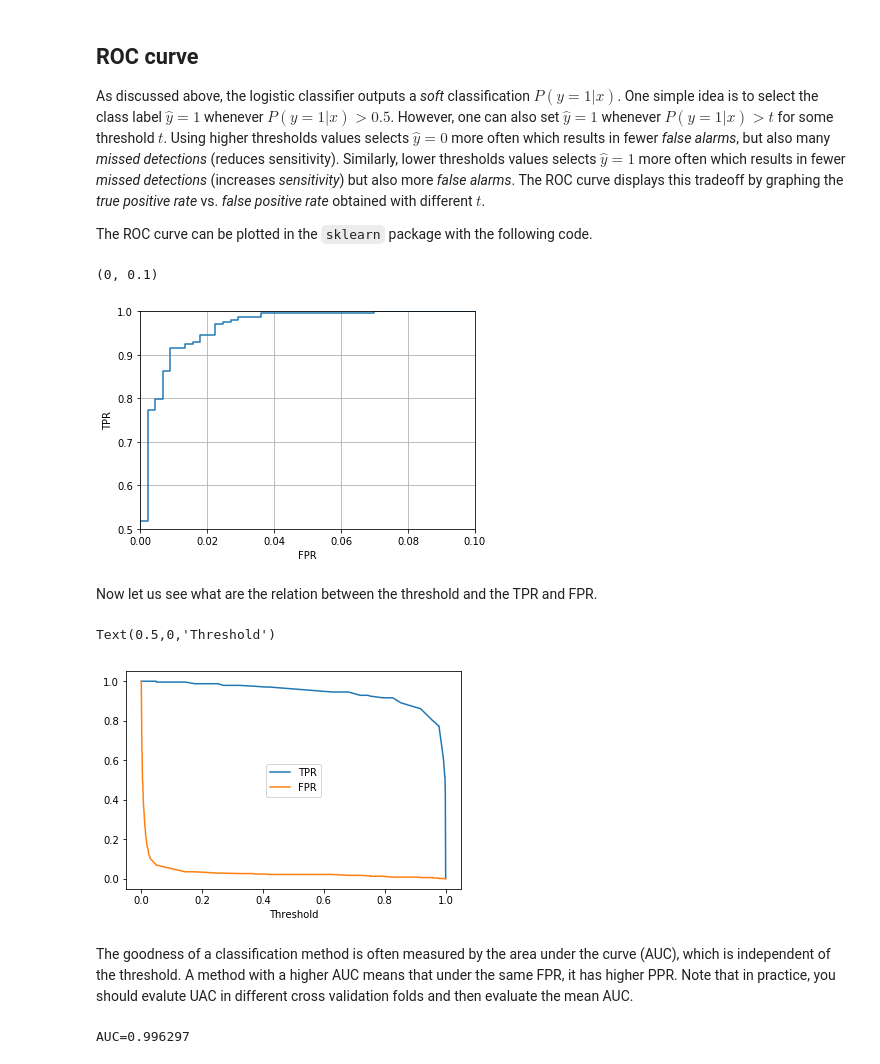
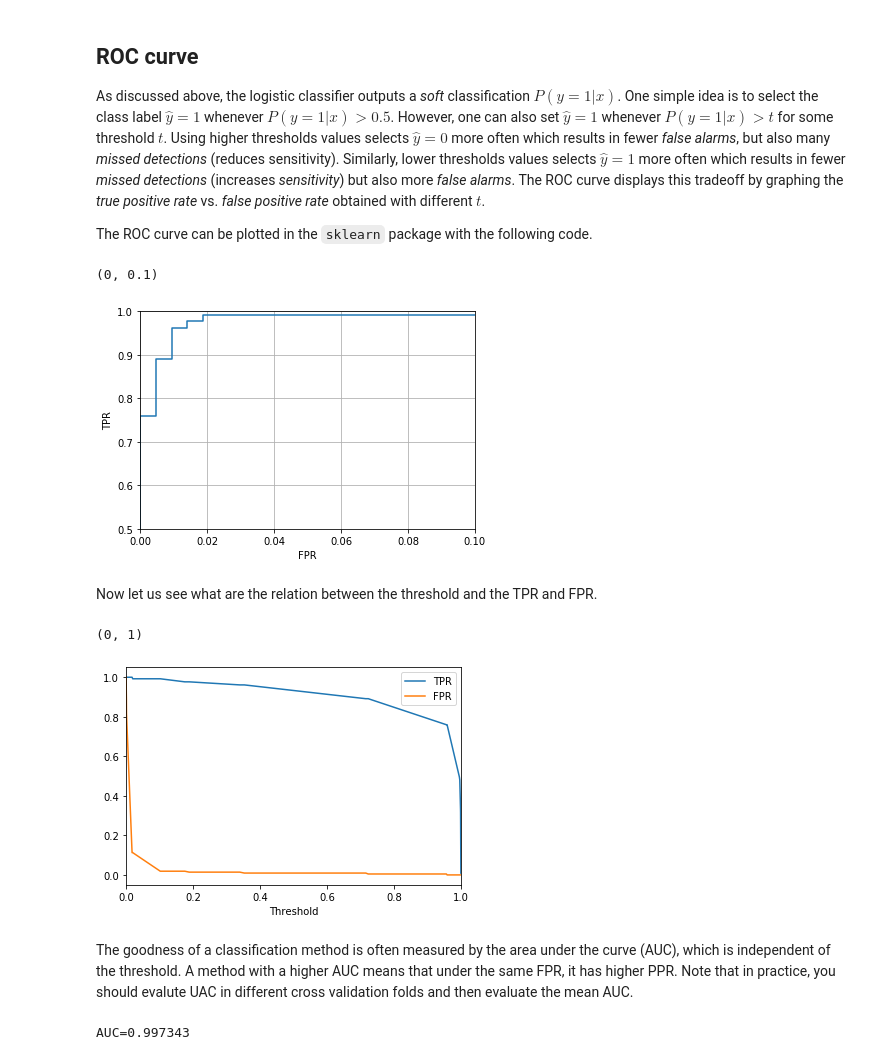
Before and after one commit to sdrangan/introml, a Jupyter notebook: unit06_logistic/demo_breast_cancer.ipynb, the cells around one changed output. Cells and saved outputs as stored; diff of their text form; code cells hidden in the pictures.

Commit message:
Modified the demo for improved plots and train-test split

```diff
--- a/unit06_logistic/demo_breast_cancer.ipynb
+++ b/unit06_logistic/demo_breast_cancer.ipynb
@@ -391,9 +394,25 @@ As discussed above, the logistic classifier outputs a *soft* classification $P(y
 
 The ROC curve can be plotted in the `sklearn` package with the following code.
 # %%
+# Split into training and test
+Xtr, Xts, ytr, yts = train_test_split(X,y, test_size=0.50)
+
+
+# Scale the data
+scal = StandardScaler()
+Xtr1 = scal.fit_transform(Xtr)
+Xts1 = scal.transform(Xts)
+
+# Fit on the scaled trained data
+reg = linear_model.LogisticRegression(C=1e5)
+reg.fit(Xtr1, ytr)
+
+# Predict probability on the test data
+yprob = reg.predict_proba(Xts1)
+
+# Compute FPR and TPR
 from sklearn import metrics
-yprob = logreg.predict_proba(Xs)
-fpr, tpr, thresholds = metrics.roc_curve(y,yprob[:,1])
+fpr, tpr, thresholds = metrics.roc_curve(yts,yprob[:,1])
 
 plt.plot(fpr,tpr)
 plt.grid()
@@ -403,20 +422,21 @@ plt.ylim([0.5,1])
 plt.xlim([0,0.1])
 # %% [output]
 (0, 0.1)
-[figure, old version]
+[figure, new version]
 # %% [markdown]
 Now let us see what are the relation between the threshold and the TPR and FPR.
 # %%
 plt.plot(thresholds,tpr, thresholds,fpr)
 plt.legend(['TPR','FPR'])
 plt.xlabel('Threshold')
+plt.xlim([0,1])
 # %% [output]
-Text(0.5,0,'Threshold')
+(0, 1)
-[figure, old version]
+[figure, new version]
 # %% [markdown]
 The goodness of a classification method is often measured by the area under the curve (AUC), which is independent of the threshold. A method with a higher AUC means that under the same FPR, it has higher PPR. Note that in practice, you should evalute UAC in different cross validation folds and then evaluate the mean AUC.
 # %%
-auc=metrics.roc_auc_score(y,yprob[:,1])
+auc=metrics.roc_auc_score(yts,yprob[:,1])
 print("AUC=%f" % auc)
 # %% [output]
-AUC=0.996297
+AUC=0.997343
```
Also changed, not shown: parts of 45 cells of this notebook.
